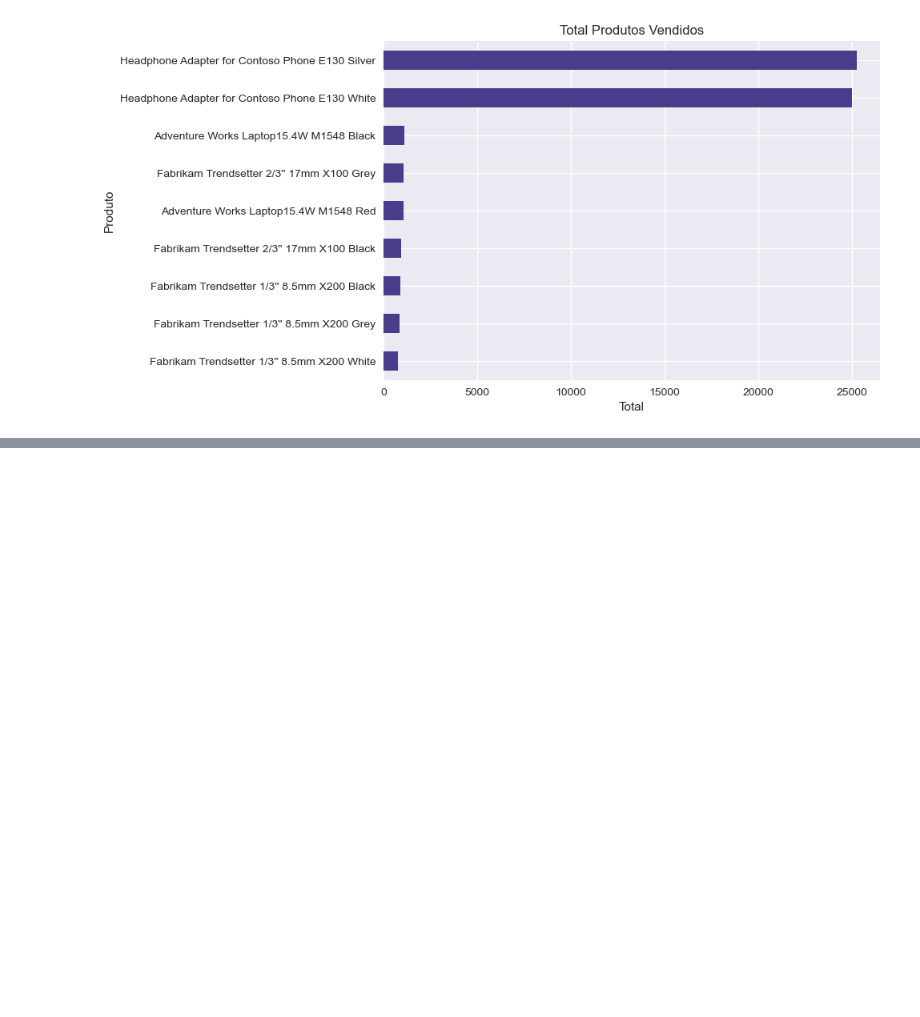
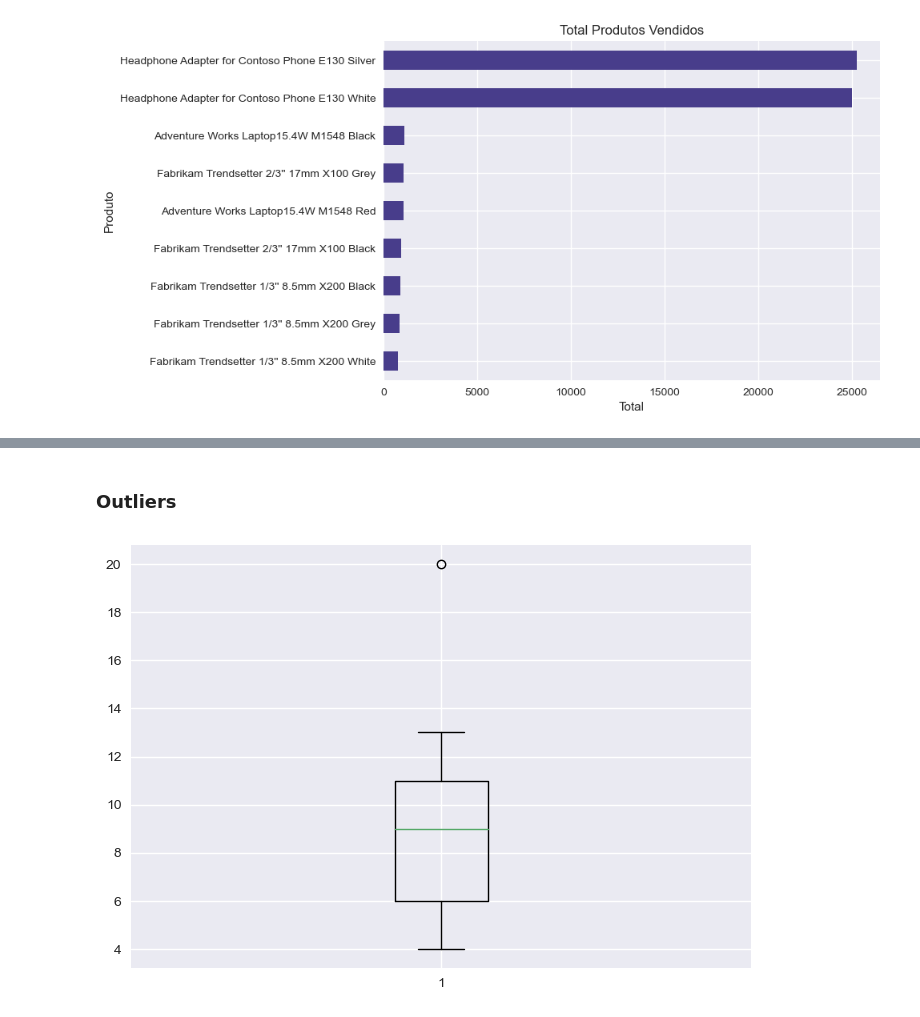
Before and after one commit to Gabriiel-Barbosa/projeto-analise-exploratoria, a Jupyter notebook: Análise_Exploratória.ipynb, the cells around one changed output, grey strips where cells are left out. Saved outputs shown, nothing was run; the diff lists cells and outputs as text; code cells hidden in the pictures; blank space fills up the shorter version.

```diff
--- a/Análise_Exploratória.ipynb
+++ b/Análise_Exploratória.ipynb
@@ -258,0 +324,6 @@ plt.ylabel("Produto");
+# %% [markdown]
+### Outliers
+# %%
+plt.boxplot(df["Tempo_envio"]);
+# %% [output]
+[figure, added]
```
Also changed, not shown: parts of 17 cells of this notebook, 7 other files.
